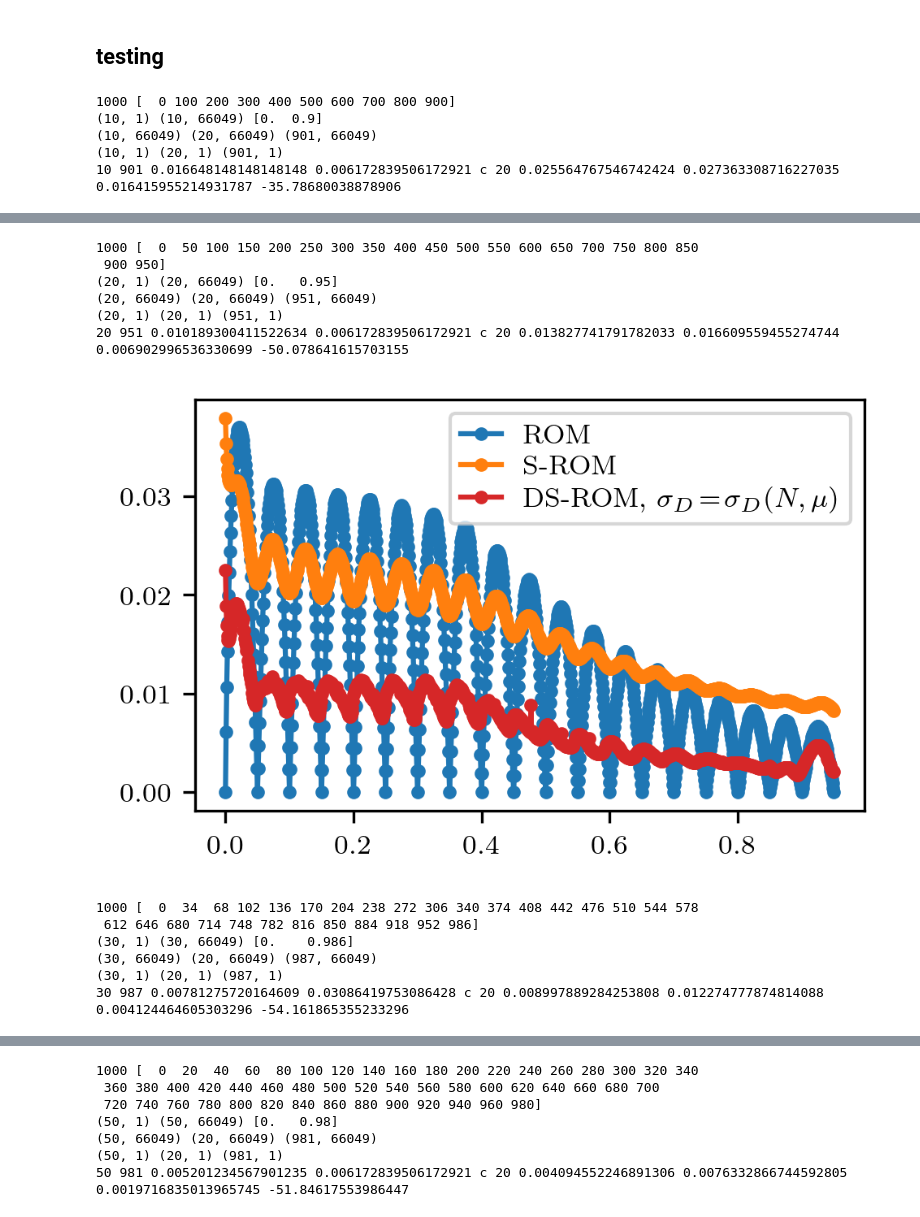
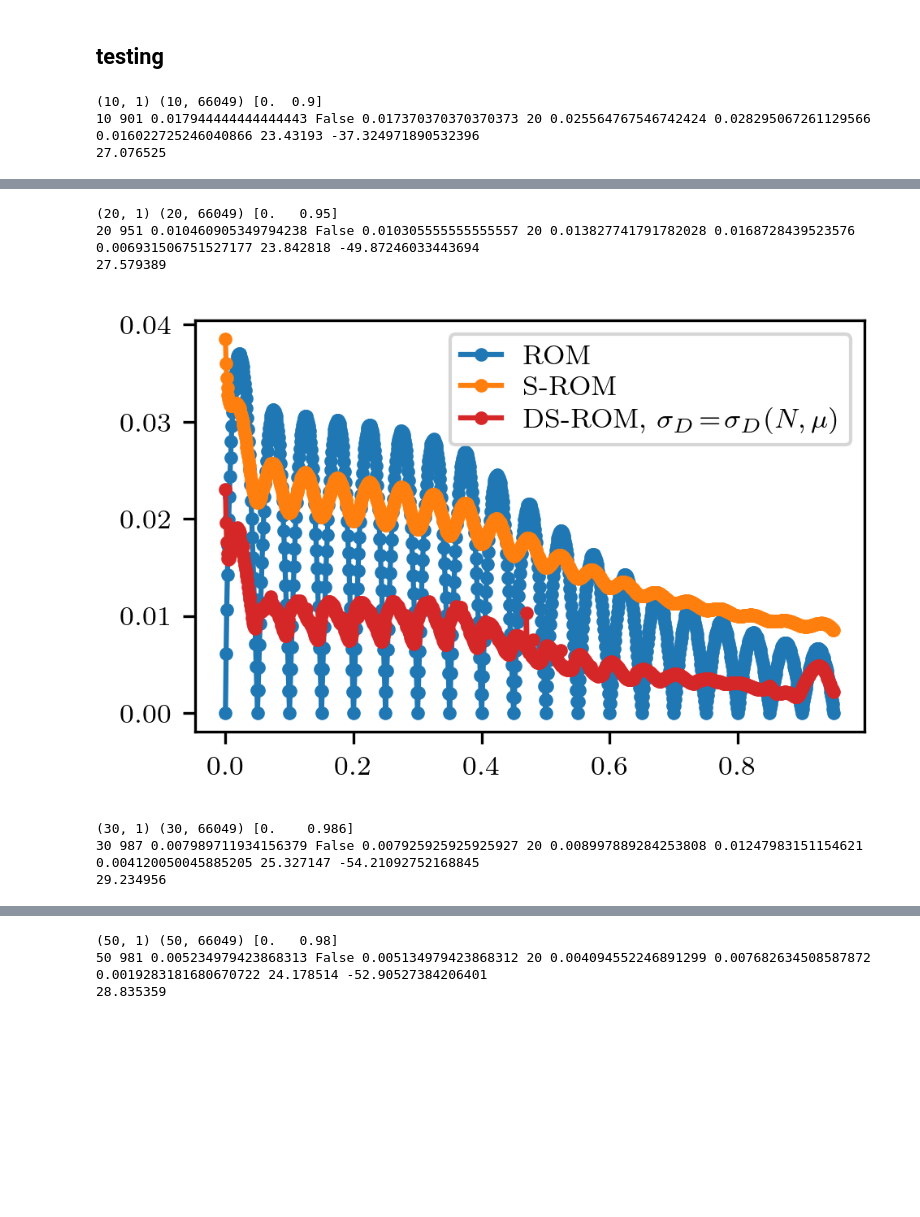
Before and after one commit to flabowski/POD-ROM-and-gaussian-convolution, a Jupyter notebook: notebooks/DS_ROM_Burgers2D.ipynb, the cells around one changed output, grey strips where cells are left out. Drawn from its saved outputs; the diff is of its cells as text; code cells hidden in the pictures; blank space fills up the shorter version.

```diff
--- a/notebooks/DS_ROM_Burgers2D.ipynb
+++ b/notebooks/DS_ROM_Burgers2D.ipynb
@@ -195,10 +160,12 @@ mean_ROM, mean_sROM, mean_sROMs, X_test_ROM, X_test_sROM, X_test_sROMs = target_
 # %%
+u_max = np.interp(mu_test, mu_train.ravel(), X_train.max(axis=1)).ravel()
+#u_max = np.ones_like(mu_train).ravel()*np.max(X_train)
+X_train_gpu = cp.asarray(X_train.reshape(-1, *shape).astype(np.float32))
+mean_ROM, mean_sROM, mean_sROMs, X_test_ROM, X_test_sROM, X_test_sROMs = target_function(case, X_train_gpu, mu_test, u_max, X_e=X_test)
 e_ROM = L2_error_rw(X_test_ROM, X_test)
 e_sROM = L2_error_rw(X_test_sROM, X_test)
 e_sROMs = L2_error_rw(X_test_sROMs, X_test)
 
-u_max = np.interp(mu_test, mu_train.ravel(), X_train.max(axis=1)).ravel()
-
 for i in range(len(e_ROM)):
     sgm_est = get_sigma(case["sigma"], mu_test[i][None, ...], mu_train, c=case["c"])
     print(i,mu_test[i], u_max[i], np.max(X_test[i]), np.max(X_test_sROMs[i]), sgm_est, e_ROM[i], e_sROM[i], e_sROMs[i], 100 * e_sROMs[i] / e_ROM[i] - 100)
@@ -625,34 +502,22 @@ DIRECT result: [0.00106667 0.08024691] mean_sROMs (min) = 0.0004954111003318981
 # %%
 #params_opt_best_coeff = [np.array([0.01664815, 0.00617284]), np.array([0.0101893 , 0.00617284]), np.array([0.00781276, 0.0308642 ]), np.array([0.00520123, 0.00617284]), np.array([0.00106667, 0.08024691])]
 # %%
+
 for i, rank in enumerate(ranks):
-    case["sigma"], case["c"] = params_opt_best_coeff[i][0], params_opt_best_coeff[i][1]
+    X_train, mu_train, X_val, mu_val, X_test, mu_test = split_train_test_val(X_val_all, mu_val_all, rank)
+    case["sigma"], case["c"], case["sigmaD"] = params_opt_best_coeff[i][0], params_opt_best_coeff[i][1], "calc_based_on_distance"
+    case["sigma"], case["c"], case["sigmaD"] = params_opt_best_coeff[i][0], False, np.ones_like(mu_val.ravel())*params_opt_best_coeff[i][1]
     case["num_iter"] = 20
-    jj = int(np.ceil(len(mu_val_all)/rank))
-    # Train: every 19th snapshot; layout (n_train, n_dof) for train_ROM_rw
-    print(len(mu_val_all), np.arange(len(mu_val_all))[::jj])
-    X_train = X_val_all[::jj]
-    mu_train = mu_val_all[::jj, :]
-    print(mu_train.shape, X_train.shape, mu_train[[0, -1], :].ravel())
-    # Restrict validation to mu <= max(mu_train)
-    is_inside = mu_val_all[:, 0] <= mu_train[-1, 0]
-    mu_val = mu_val_all[is_inside]
-    X_val = X_val_all[is_inside]
-    # Test: 20 random snapshots (constant seed)
-    rng = np.random.default_rng(42)
-    n_test_want = 20
-    n_avail = len(mu_val)
-    inds = rng.choice(n_avail, size=min(n_test_want, n_avail), replace=False)
-    mu_test = mu_val[inds]
-    X_test = X_val[inds]
+    case["mu_train"] = mu_train
+    u_max = np.interp(mu_val, mu_train.ravel(), X_train.max(axis=1)).ravel()
+    X_train_gpu = cp.asarray(X_train.reshape(-1, *shape).astype(np.float32))
+    X_test_gpu = cp.asarray(X_test.reshape(-1, *shape).astype(np.float32))
+    X_val_gpu = cp.asarray(X_val.reshape(-1, *shape).astype(np.float32))
 
-
-    #print(mu_test.shape, X_test.shape, mu_test[[0, -1], :].ravel())
-    print(X_train.shape, X_test.shape, X_val.shape)
-    print(mu_train.shape, mu_test.shape, mu_val.shape)
-
-    case["mu_train"] = mu_train
-    mean_ROM, mean_sROM, mean_sROMs, X_val_ROM, X_val_sROM, X_val_sROMs = target_function_best_coeff(case, X_train, mu_val, X_e=X_val)
+    t1 = datetime.now()
+    mean_ROM, mean_sROM, mean_sROMs, X_val_ROM, X_val_sROM, X_val_sROMs = target_function_best_coeff(case, X_train_gpu, mu_val, u_max, X_e=X_val, X_eGPU=X_val_gpu)
+    t2 = datetime.now()
+    print((t2-t1).total_seconds())
     e_ROM = L2_error_rw(X_val_ROM, X_val)
     e_sROM = L2_error_rw(X_val_sROM, X_val)
     e_sROMs = L2_error_rw(X_val_sROMs, X_val)
@@ -663,8 +528,6 @@ for i, rank in enumerate(ranks):
     plt.legend()
     plt.show()
 # %% [output]
-1000 [  0 100 200 300 400 500 600 700 800 900]
 (10, 1) (10, 66049) [0.  0.9]
-(10, 66049) (20, 66049) (901, 66049)
-(10, 1) (20, 1) (901, 1)
-10 901 0.016648148148148148 0.006172839506172921 c 20 0.025564767546742424 0.027363308716227035 0.016415955214931787 -35.78680038878906
+10 901 0.017944444444444443 False 0.017370370370370373 20 0.025564767546742424 0.028295067261129566 0.016022725246040866 23.43193 -37.324971890532396
+27.076525
@@ -672,13 +535,7 @@ for i, rank in enumerate(ranks):
-1000 [  0  50 100 150 200 250 300 350 400 450 500 550 600 650 700 750 800 850
- 900 950]
 (20, 1) (20, 66049) [0.   0.95]
-(20, 66049) (20, 66049) (951, 66049)
-(20, 1) (20, 1) (951, 1)
-20 951 0.010189300411522634 0.006172839506172921 c 20 0.013827741791782033 0.016609559455274744 0.006902996536330699 -50.078641615703155
+20 951 0.010460905349794238 False 0.010305555555555557 20 0.013827741791782028 0.0168728439523576 0.006931506751527177 23.842818 -49.87246033443694
+27.579389
-[figure, old version]
+[figure, new version]
-1000 [  0  34  68 102 136 170 204 238 272 306 340 374 408 442 476 510 544 578
- 612 646 680 714 748 782 816 850 884 918 952 986]
 (30, 1) (30, 66049) [0.    0.986]
-(30, 66049) (20, 66049) (987, 66049)
-(30, 1) (20, 1) (987, 1)
-30 987 0.00781275720164609 0.03086419753086428 c 20 0.008997889284253808 0.012274777874814088 0.004124464605303296 -54.161865355233296
+30 987 0.007989711934156379 False 0.007925925925925927 20 0.008997889284253808 0.01247983151154621 0.004120050045885205 25.327147 -54.21092752168845
+29.234956
@@ -686,7 +543,3 @@ for i, rank in enumerate(ranks):
-1000 [  0  20  40  60  80 100 120 140 160 180 200 220 240 260 280 300 320 340
- 360 380 400 420 440 460 480 500 520 540 560 580 600 620 640 660 680 700
- 720 740 760 780 800 820 840 860 880 900 920 940 960 980]
 (50, 1) (50, 66049) [0.   0.98]
-(50, 66049) (20, 66049) (981, 66049)
-(50, 1) (20, 1) (981, 1)
-50 981 0.005201234567901235 0.006172839506172921 c 20 0.004094552246891306 0.0076332866744592805 0.0019716835013965745 -51.84617553986447
+50 981 0.005234979423868313 False 0.005134979423868312 20 0.004094552246891299 0.007682634508587872 0.0019283181680670722 24.178514 -52.90527384206401
+28.835359
```
Also changed, not shown: parts of 16 cells of this notebook.
